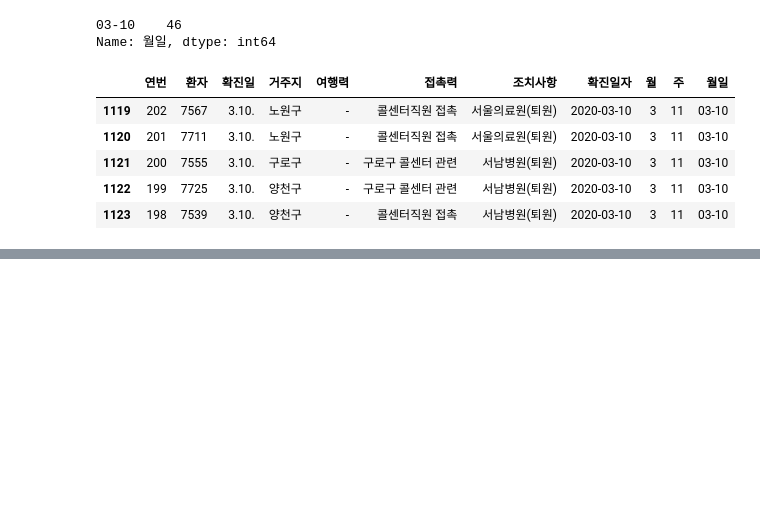
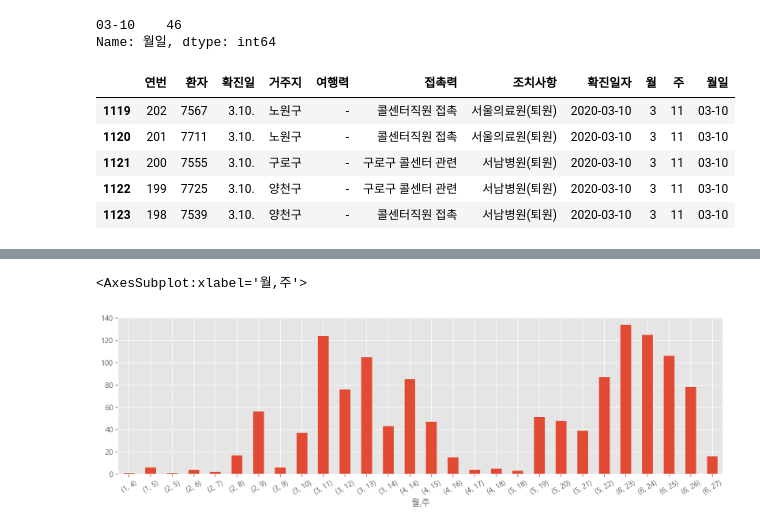
Before and after one commit to hdonghun/Python_analysis-visualization, a Jupyter notebook: 서울시 코로나19 발생현황 분석하기.ipynb, the cells around one changed output, grey strips where cells are left out. Cells and saved outputs as stored; diff of their text form; code cells hidden in the pictures; blank space fills up the shorter version.

```diff
--- a/서울시 코로나19 발생현황 분석하기.ipynb
+++ b/서울시 코로나19 발생현황 분석하기.ipynb
@@ -301,0 +329,3 @@ for i in range(len(month_case)):
+# %%
+month_weekly_case = df.groupby(["월","주"])["연번"].count() #빈도수를 알고 싶을 떄 #series data에서는 value_counts #DataFrame에서는 groupby()로 확인한다
+month_weekly_case
@@ -301,0 +350,5 @@ for i in range(len(month_case)):
+# %%
+month_weekly_case.plot.bar(figsize=(15,4), rot =30)
+# %% [output]
+<AxesSubplot:xlabel='월,주'>
+[figure, added]
```
Also changed, not shown: parts of 59 cells of this notebook.
